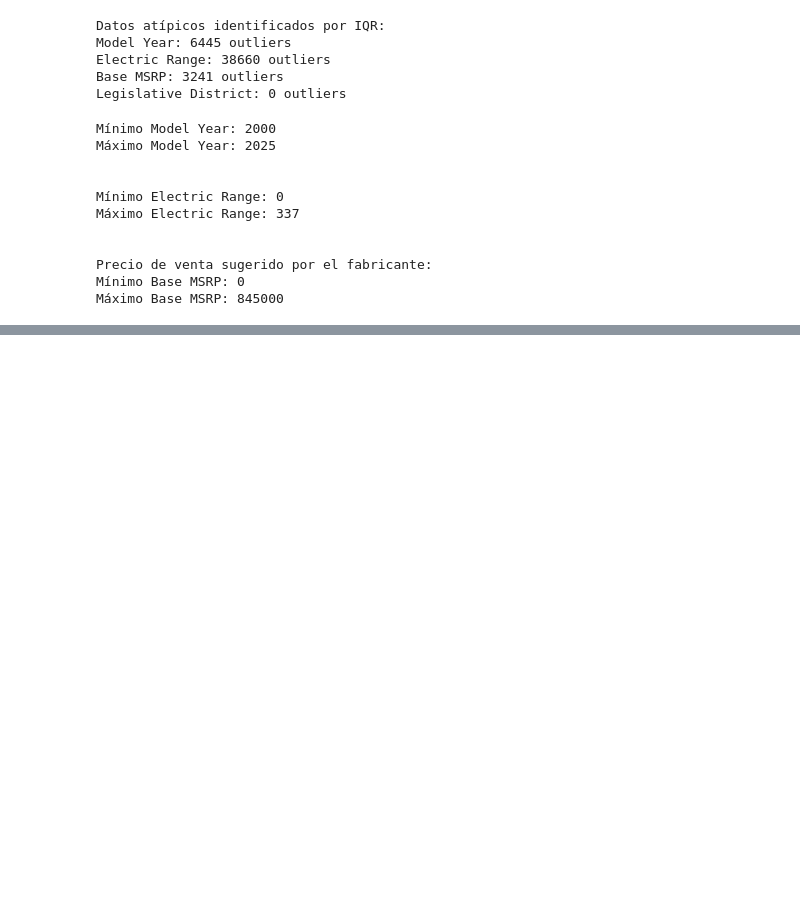
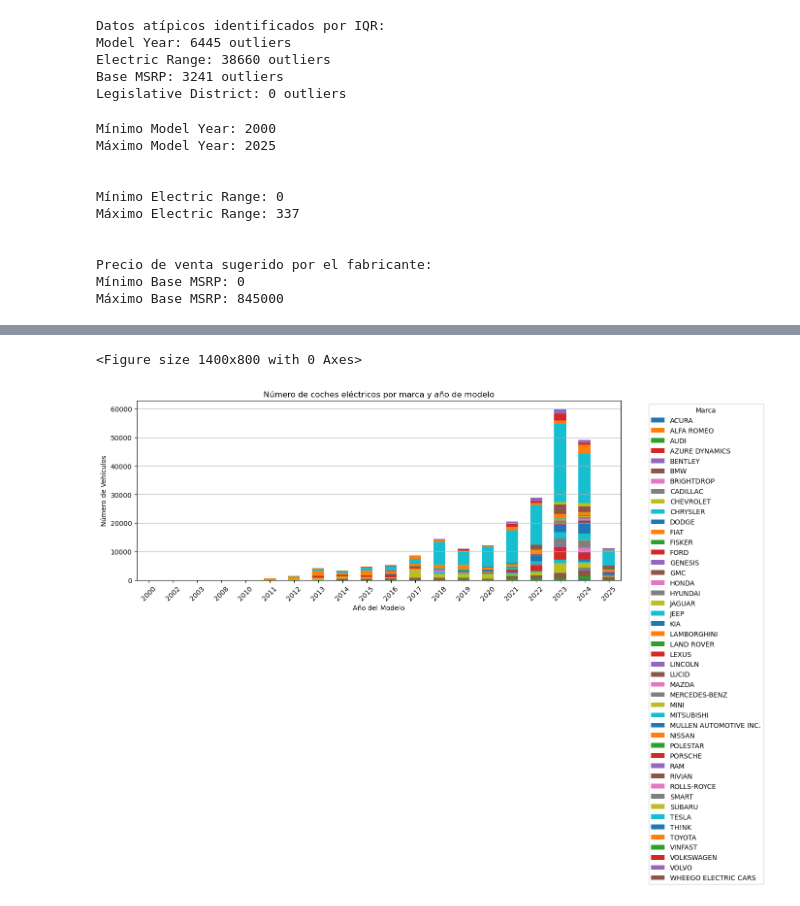
Before and after one commit to Chloe221201/ElectricCars, a Jupyter notebook: code.ipynb, the cells around one changed output, grey strips where cells are left out. Cells and saved outputs as stored; diff of their text form; code cells hidden in the pictures; blank space fills up the shorter version.

```diff
--- a/code.ipynb
+++ b/code.ipynb
@@ -333,0 +394,22 @@ plt.show()
+# %%
+# Agrupar por 'Model Year' y 'Make', y contar el número de registros
+ventas_por_año_y_marca = df_csv3.groupby(['Model Year', 'Make']).size().unstack(fill_value=0)
+
+# Crear la gráfica de barras apiladas
+plt.figure(figsize=(14, 8))
+ventas_por_año_y_marca.plot(kind='bar', stacked=True, figsize=(14, 8))
+
+# Añadir títulos y etiquetas
+plt.title('Número de coches eléctricos por marca y año de modelo')
+plt.xlabel('Año del Modelo')
+plt.ylabel('Número de Vehículos')
+plt.xticks(rotation=45)
+plt.legend(title='Marca', bbox_to_anchor=(1.05, 1), loc='upper left')
+plt.grid(axis='y')
+plt.tight_layout()
+
+# Mostrar la gráfica
+plt.show()
+# %% [output]
+<Figure size 1400x800 with 0 Axes>
+[figure, added]
```
Also changed, not shown: parts of 7 cells of this notebook, 1 other file.
